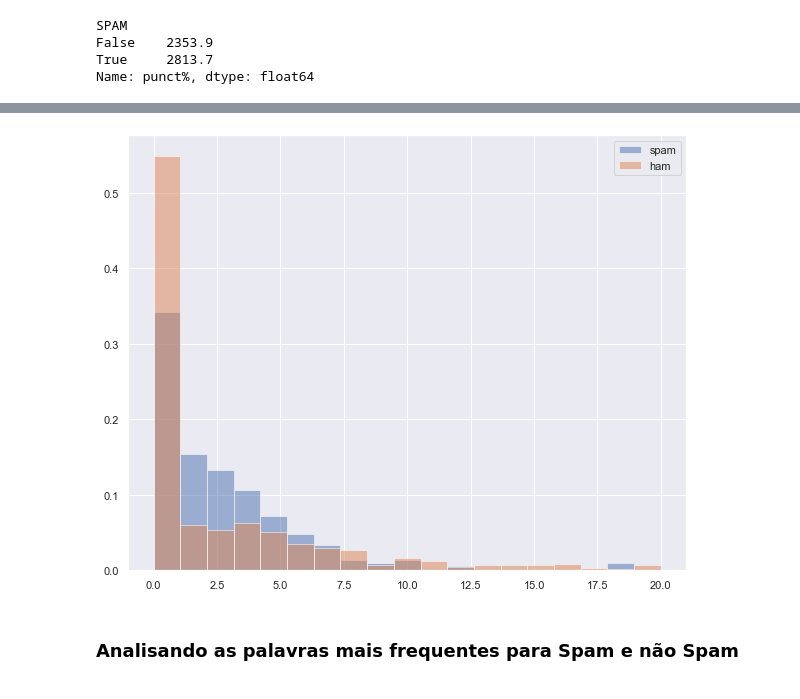
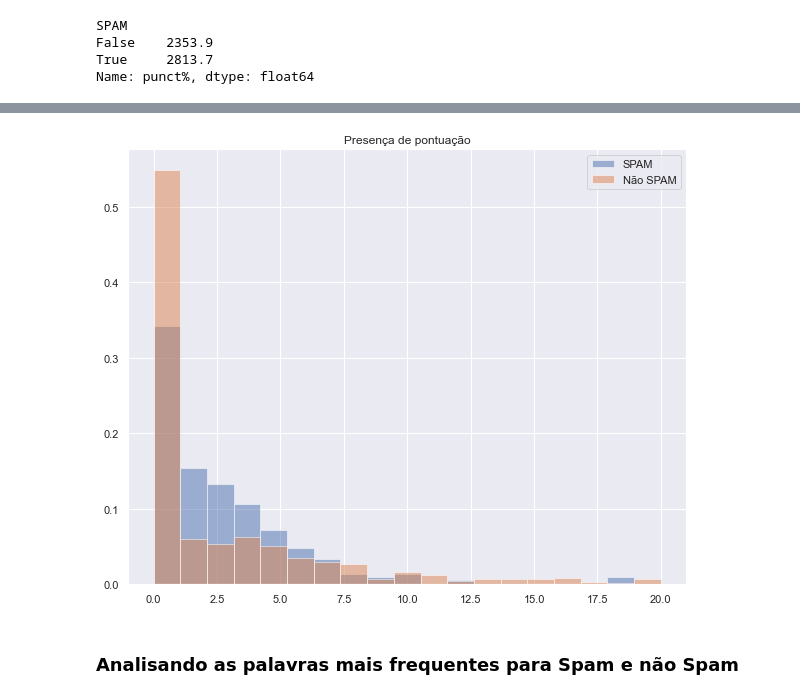
Before and after one commit to ThiagoSViana/spam_ham, a Jupyter notebook: code/exploring_spam_ham.ipynb, the cells around one changed output, grey strips where cells are left out. Drawn from its saved outputs; the diff is of its cells as text; code cells hidden in the pictures.

```diff
--- a/code/exploring_spam_ham.ipynb
+++ b/code/exploring_spam_ham.ipynb
@@ -314,14 +320,15 @@ plt.show()
 # %%
 sns.set(rc= {"figure.figsize": (10, 8)})
 
 bins = np.linspace(0, 20, 20)
 
-plt.hist(df[df['Spam']==0]['punct%'], bins, alpha=0.5, density=True, label='spam')
-plt.hist(df[df['Spam']==1]['punct%'], bins, alpha=0.5, density=True, label='ham')
+plt.hist(df[df['Spam']==0]['punct%'], bins, alpha=0.5, density=True, label='SPAM')
+plt.hist(df[df['Spam']==1]['punct%'], bins, alpha=0.5, density=True, label='Não SPAM')
 plt.legend(loc='upper right')
+plt.title('Presença de pontuação')
 plt.show()
 # %% [output]
-[figure, old version]
+[figure, new version]
 # %% [markdown]
 ### Analisando as palavras mais frequentes para Spam e não Spam
 # %%
```
Also changed, not shown: parts of 67 cells of this notebook.
